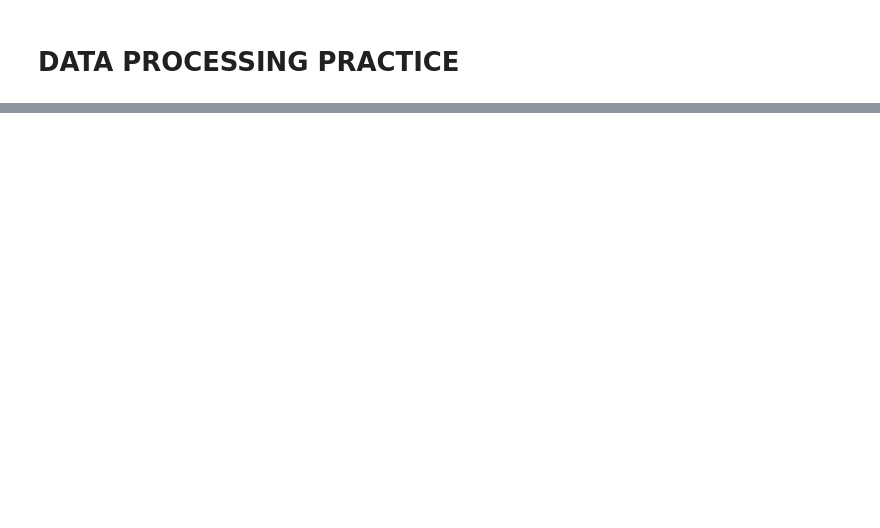
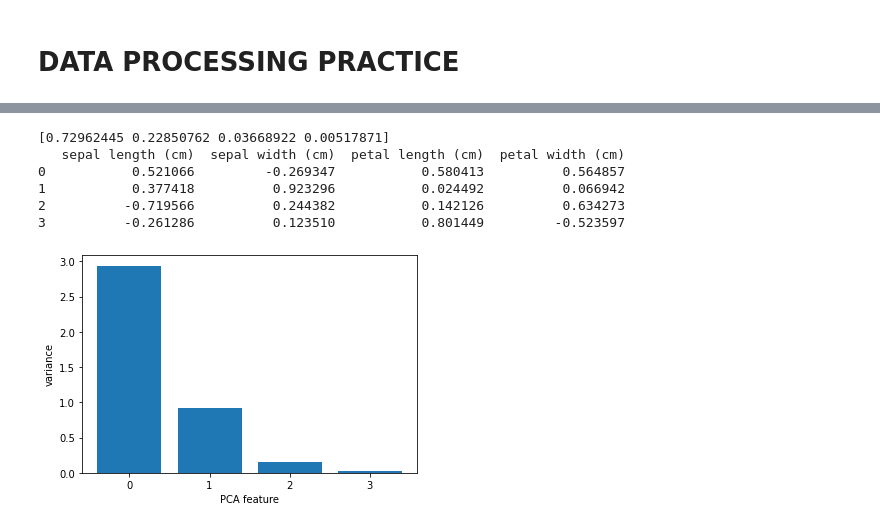
Before and after one commit to pennya6/datacamples, a Jupyter notebook: 데이터분석심화1/test3.ipynb, the cells around one changed output, grey strips where cells are left out. Drawn from its saved outputs; the diff is of its cells as text; code cells hidden in the pictures; blank space fills up the shorter version.

```diff
--- a/데이터분석심화1/test3.ipynb
+++ b/데이터분석심화1/test3.ipynb
@@ -2,0 +511,19 @@
+# %%
+from sklearn.decomposition import PCA
+import pandas as pd
+print(pca.explained_variance_ratio_)
+print(pd.DataFrame(pca.components_,columns=iris.feature_names))
+features = range(pca.n_components_)
+plt.bar(features, pca.explained_variance_)
+plt.xlabel('PCA feature')
+plt.ylabel('variance')
+plt.xticks(features)
+plt.show()
+# %% [output]
+[0.72962445 0.22850762 0.03668922 0.00517871]
+   sepal length (cm)  sepal width (cm)  petal length (cm)  petal width (cm)
+0           0.521066         -0.269347           0.580413          0.564857
+1           0.377418          0.923296           0.024492          0.066942
+2          -0.719566          0.244382           0.142126          0.634273
+3          -0.261286          0.123510           0.801449         -0.523597
+[figure, added]
```
Also changed, not shown: parts of 52 cells of this notebook, 21 other files.
